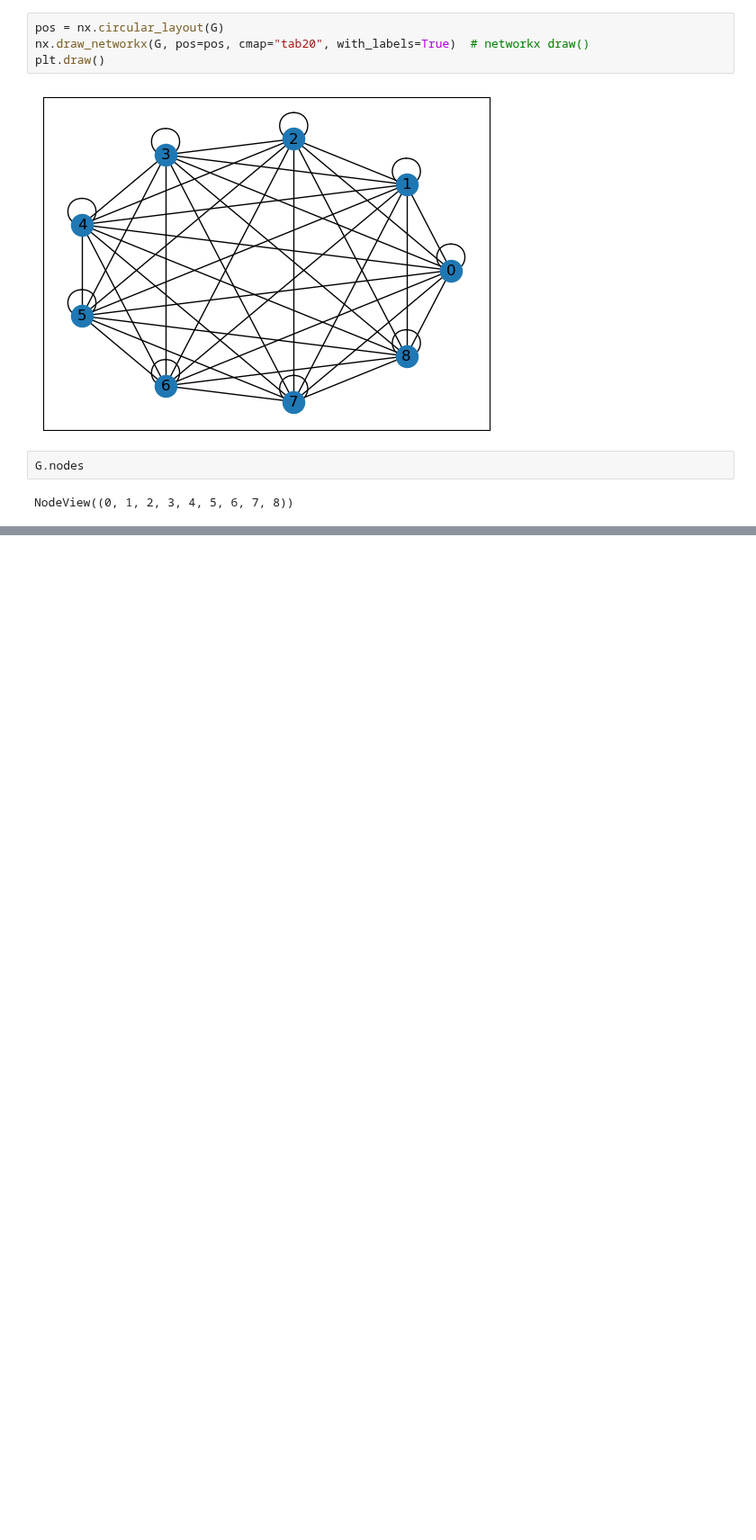
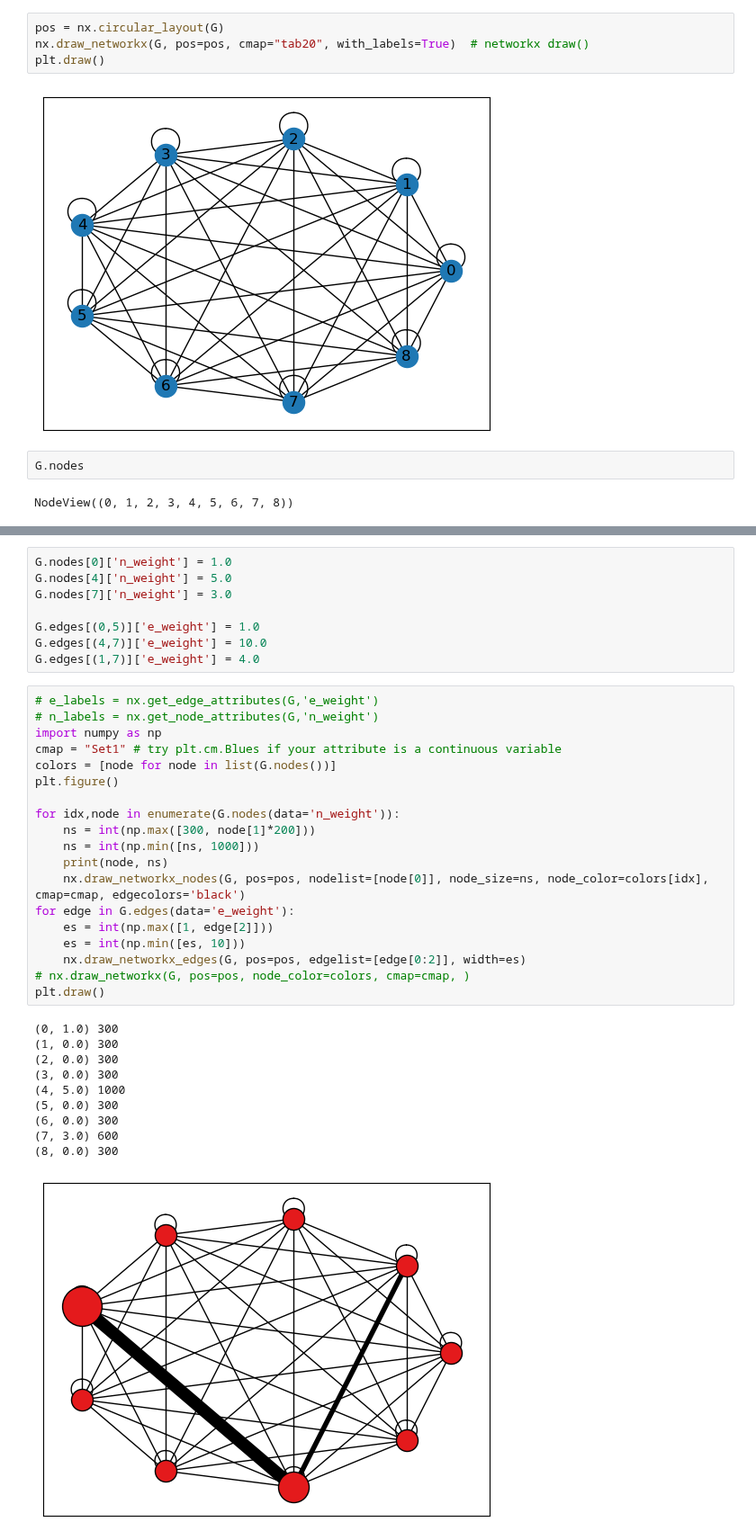
Before and after one commit to gmachiraju/K2, a Jupyter notebook: src/Testbed.ipynb, the cells around one changed output, grey strips where cells are left out. Shown at 90% size. Cells and saved outputs as stored; diff of their text form; blank space fills up the shorter version.

```diff
--- a/src/Testbed.ipynb
+++ b/src/Testbed.ipynb
@@ -26,0 +41,38 @@ NodeView((0, 1, 2, 3, 4, 5, 6, 7, 8))
+# %%
+G.nodes[0]['n_weight'] = 1.0
+G.nodes[4]['n_weight'] = 5.0
+G.nodes[7]['n_weight'] = 3.0
+
+G.edges[(0,5)]['e_weight'] = 1.0
+G.edges[(4,7)]['e_weight'] = 10.0
+G.edges[(1,7)]['e_weight'] = 4.0
+# %%
+# e_labels = nx.get_edge_attributes(G,'e_weight')
+# n_labels = nx.get_node_attributes(G,'n_weight')
+import numpy as np
+cmap = "Set1" # try plt.cm.Blues if your attribute is a continuous variable
+colors = [node for node in list(G.nodes())]
+plt.figure()
+
+for idx,node in enumerate(G.nodes(data='n_weight')):
+    ns = int(np.max([300, node[1]*200]))
+    ns = int(np.min([ns, 1000]))
+    print(node, ns)
+    nx.draw_networkx_nodes(G, pos=pos, nodelist=[node[0]], node_size=ns, node_color=colors[idx], cmap=cmap, edgecolors='black')
+for edge in G.edges(data='e_weight'):
+    es = int(np.max([1, edge[2]]))
+    es = int(np.min([es, 10]))
+    nx.draw_networkx_edges(G, pos=pos, edgelist=[edge[0:2]], width=es)
+# nx.draw_networkx(G, pos=pos, node_color=colors, cmap=cmap, )
+plt.draw()
+# %% [output]
+(0, 1.0) 300
+(1, 0.0) 300
+(2, 0.0) 300
+(3, 0.0) 300
+(4, 5.0) 1000
+(5, 0.0) 300
+(6, 0.0) 300
+(7, 3.0) 600
+(8, 0.0) 300
+[figure, added]
```
Also changed, not shown: parts of 6 cells of this notebook, 1 other file.
